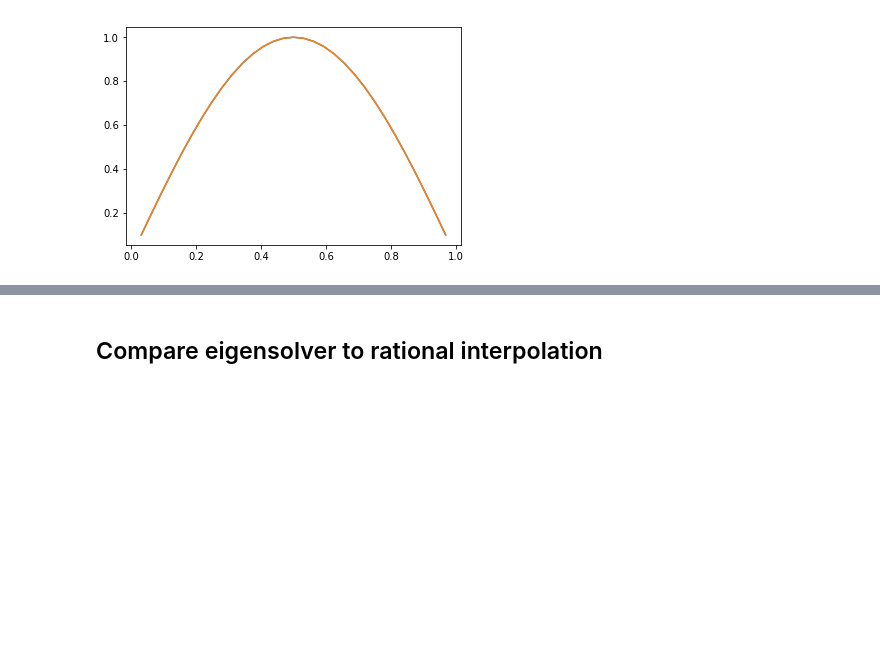
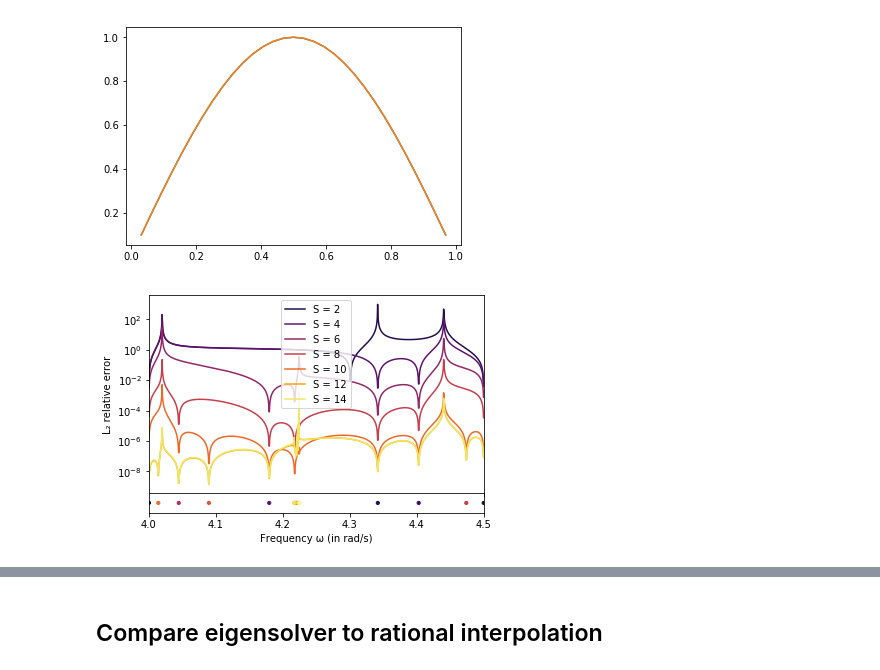
Before and after one commit to FMatti/Maxwell-MRI, a Jupyter notebook: examples/resonant_cavity/resonant_cavity.ipynb, the cells around one changed output, grey strips where cells are left out. Saved outputs shown, nothing was run; the diff lists cells and outputs as text; code cells hidden in the pictures; blank space fills up the shorter version.

```diff
--- a/examples/resonant_cavity/resonant_cavity.ipynb
+++ b/examples/resonant_cavity/resonant_cavity.ipynb
@@ -392,3 +392,50 @@ print('Standard deviation of trace-quotient: {:.2e}'.format(np.std(x[1] / x[0]))
 # %% [output]
 Standard deviation of trace-quotient: 6.97e-04
 [figure]
+# %%
+fig, ax = plt.subplots(2, 1, figsize=(6, 4), sharex=True, gridspec_kw={'height_ratios': [10, 1]})
+
+Lx, Ly = 5.0, 1.0
+
+domain = mshr.Rectangle(fen.Point(0.0, 0.0), fen.Point(Lx, Ly)) \
+       + mshr.Rectangle(fen.Point(Lx*0.5, Ly), fen.Point(Lx*0.75, Ly*1.01))
+mesh = mshr.generate_mesh(domain, 100)
+
+class inlet(fen.SubDomain):
+    def inside(self, x, on_boundary):
+        return on_boundary and fen.near(x[0], 0.0) and x[1]>0.0 and x[1]<Ly
+
+m = 1
+g_N = fen.Expression('sin(x[1]*m*pi/Ly)', degree=2, Ly=Ly, m=m)
+TDC = TwoDimensionalCavity(mesh=mesh, B_N=inlet, g_N=g_N)
+TDC.setup()
+
+VS = VectorSpaceL2(TDC, inlet())
+a = 4
+b = 4.5
+omegas = np.linspace(a, b, 1000)
+linspace = np.linspace(a-(b-a)/2000, b+(b-a)/2000, 1001)
+TDC.solve(linspace)
+u_linspace = TDC.get_solution(trace=VS.get_trace())
+
+MRI = MinimalRationalInterpolation(VS)
+n_iter = 16
+surrogate_history = MRI.compute_surrogate(TDC, omegas, greedy=True, n_iter=n_iter, return_history=True)
+
+# FOR PLOTTING ONLY
+norms = []
+n_supp = range(n_iter - 1)[2::2]
+for i in n_supp:
+    RI = surrogate_history[i-2]
+    norms.append(helpers.plot_surrogate_error_norms(ax[0], TDC, MRI, VS, u_linspace, linspace, RI,
+        label='S = {}'.format(i), color=cm(i/(n_iter-1))))
+nodes = MRI.u_ring.get_nodes()
+ax[1].scatter(nodes, np.zeros_like(nodes), s=10, c=cm(np.arange(len(nodes))/(n_iter-1)), zorder=-n_iter)
+ax[0].set_ylabel('L\u2082 relative error')
+ax[1].set_xlabel('Frequency \u03C9 (in rad/s)')
+ax[1].set_xlim(a, b)
+ax[1].set_yticks([])
+ax[0].legend()
+plt.subplots_adjust(wspace=0, hspace=0)
+# %% [output]
+[figure, added]
```
Also changed, not shown: parts of 7 cells of this notebook, 14 other files.
